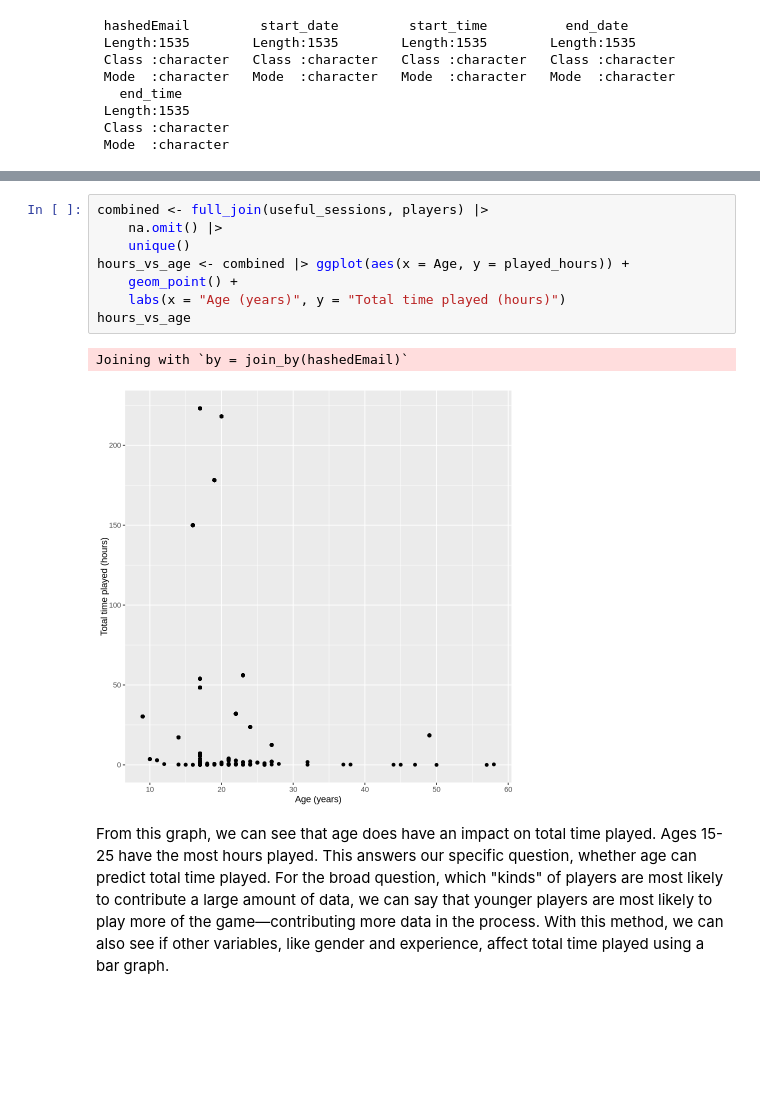
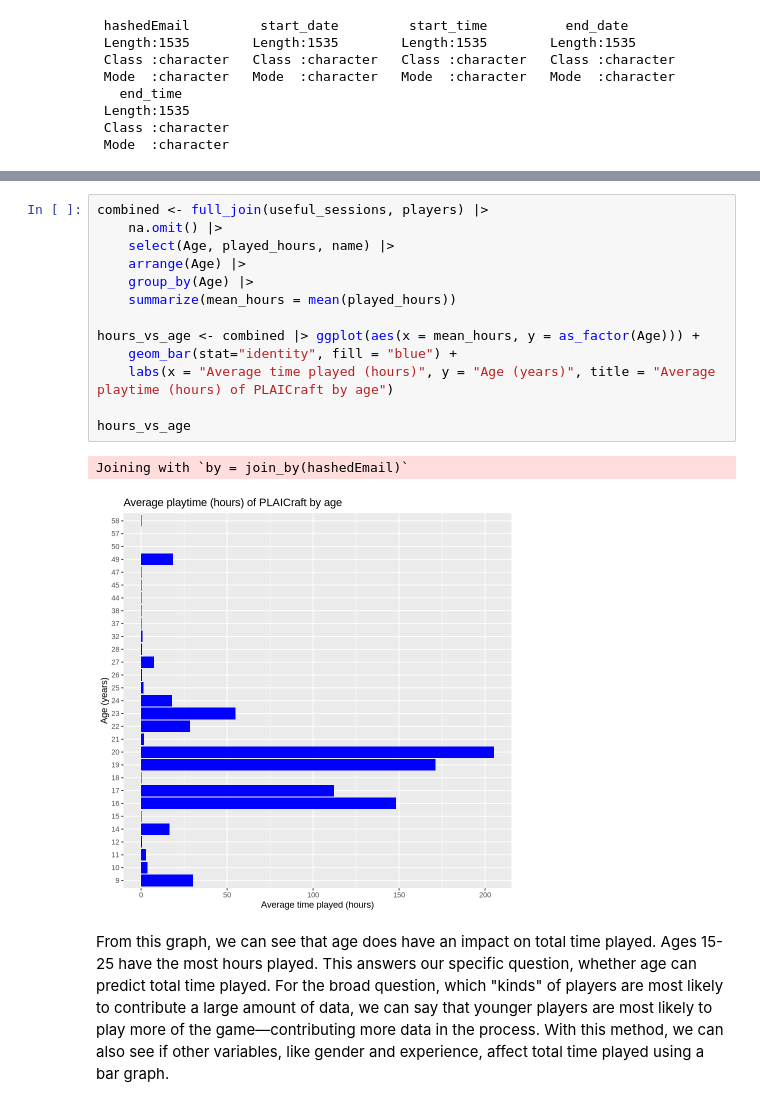
Before and after one commit to calentynes/indrepo, a Jupyter notebook: project.ipynb, the cells around one changed output, grey strips where cells are left out. Saved outputs shown, nothing was run; the diff lists cells and outputs as text; blank space fills up the shorter version.

Commit message:
V2.2
Fixed graph to be a bar graph with mean_hours.

```diff
--- a/project.ipynb
+++ b/project.ipynb
@@ -182,14 +182,19 @@ We want to see the relationship between the total of playtime and player age. To
 # %%
 combined <- full_join(useful_sessions, players) |>
     na.omit() |>
-    unique()
-hours_vs_age <- combined |> ggplot(aes(x = Age, y = played_hours)) +
-    geom_point() +
-    labs(x = "Age (years)", y = "Total time played (hours)")
+    select(Age, played_hours, name) |>
+    arrange(Age) |>
+    group_by(Age) |>
+    summarize(mean_hours = mean(played_hours))
+
+hours_vs_age <- combined |> ggplot(aes(x = mean_hours, y = as_factor(Age))) +
+    geom_bar(stat="identity", fill = "blue") +
+    labs(x = "Average time played (hours)", y = "Age (years)", title = "Average playtime (hours) of PLAICraft by age")
+
 hours_vs_age
 # %% [output]
 Joining with `by = join_by(hashedEmail)`
-[figure, old version]
+[figure, new version]
 # %% [markdown]
 From this graph, we can see that age does have an impact on total time played. Ages 15-25 have the most hours played. This answers our specific question, whether age can predict total time played. For the broad question, which "kinds" of players are most likely to contribute a large amount of data, we can say that younger players are most likely to play more of the game—contributing more data in the process. With this method, we can also see if other variables, like gender and experience, affect total time played using a bar graph.
 # %% [markdown]
```
Also changed, not shown: parts of 2 cells of this notebook.
